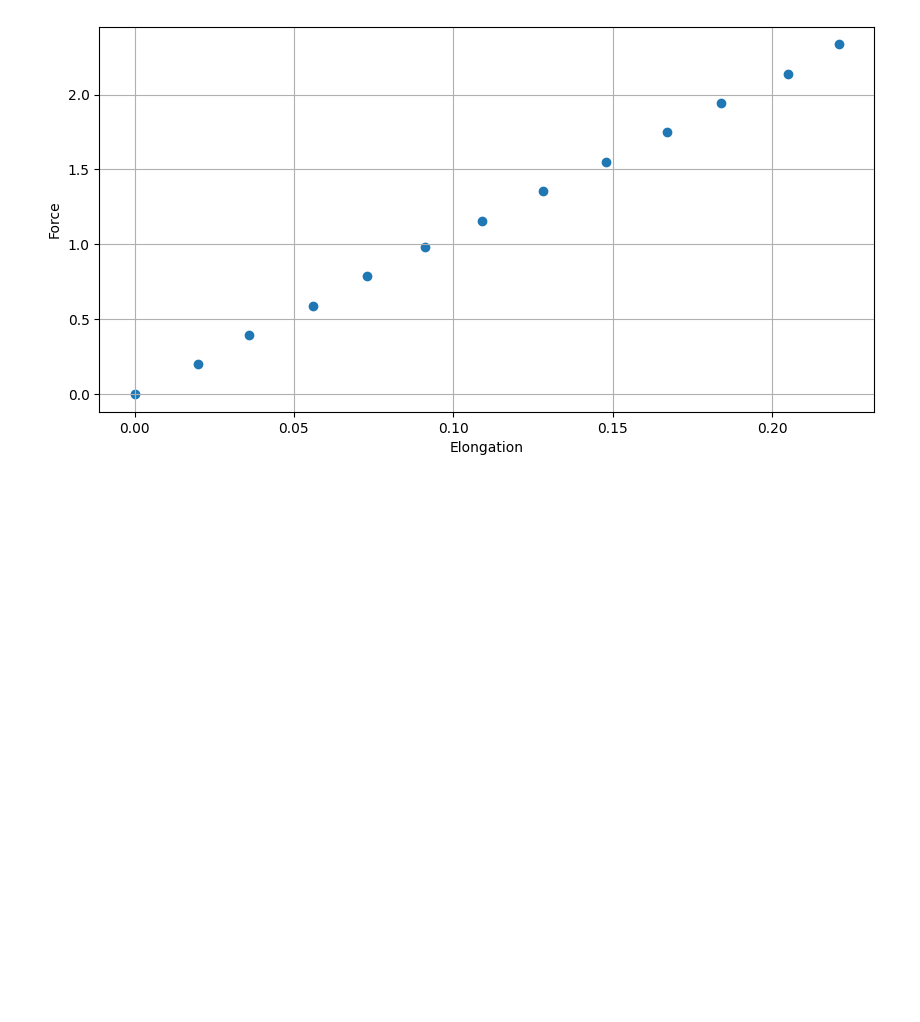
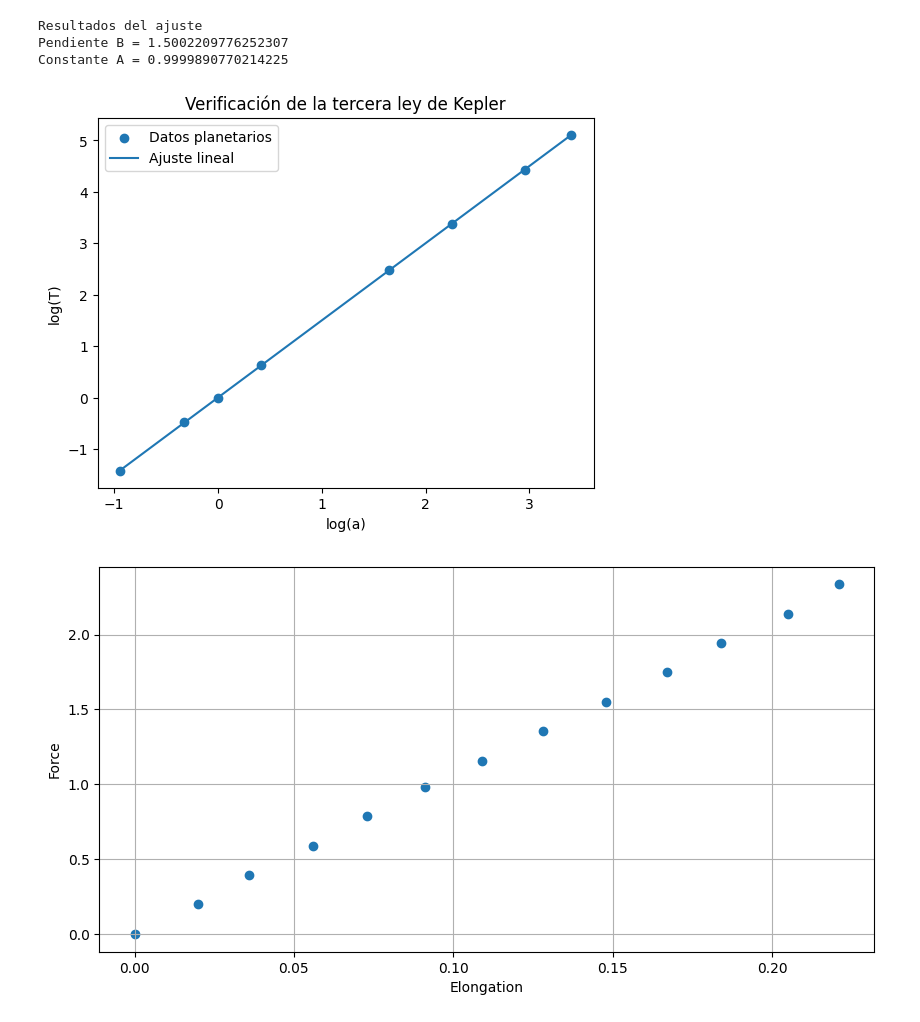
Before and after one commit to nicolasxxx10/limites-overflow-y-underflow, a Jupyter notebook: regresion_lineal.ipynb, the cells around one changed output. Saved outputs shown, nothing was run; the diff lists cells and outputs as text; code cells hidden in the pictures; blank space fills up the shorter version.

```diff
--- a/regresion_lineal.ipynb
+++ b/regresion_lineal.ipynb
@@ -1,3 +1,68 @@
+# %%
+#Importamos las librerias necesarias
+import numpy as np
+import matplotlib.pyplot as plt
+
+
+# Datos del sistema solar desde Mercurio hasta Neptuno aqui hacemos de los datos una lista para poder usarlos como variables
+
+
+# Distancia media al Sol (AU).
+a = np.array([0.39, 0.72, 1.00, 1.52, 5.20, 9.54, 19.19, 30.07])
+
+
+# Periodo orbital (años)
+T = np.array([0.24, 0.62, 1.00, 1.88, 11.86, 29.46, 84.01, 164.8])
+
+
+# Transformación logarítmica
+
+
+x = np.log(a)
+y = np.log(T)
+
+
+# Ajuste lineal (mínimos cuadrados) utilizando la funcion ya creada en numpy
+
+
+coef = np.polyfit(x, y, 1)
+
+
+B = coef[0]      # pendiente
+logA = coef[1]   # intercepto
+
+
+A = np.exp(logA)
+
+
+print("Resultados del ajuste")
+print("Pendiente B =", B)
+print("Constante A =", A)
+
+
+# Curva ajustada
+x_fit = np.linspace(min(x), max(x), 100)
+y_fit = B * x_fit + logA
+
+
+# Gráfica
+
+plt.scatter(x, y, label="Datos planetarios")
+plt.plot(x_fit, y_fit, label="Ajuste lineal")
+
+
+plt.xlabel("log(a)")
+plt.ylabel("log(T)")
+plt.title("Verificación de la tercera ley de Kepler")
+plt.legend()
+
+
+plt.show()
+# %% [output]
+Resultados del ajuste
+Pendiente B = 1.5002209776252307
+Constante A = 0.9999890770214225
+[figure, added]
 # %%
 import pandas as pd
 import matplotlib.pyplot as plt
```
